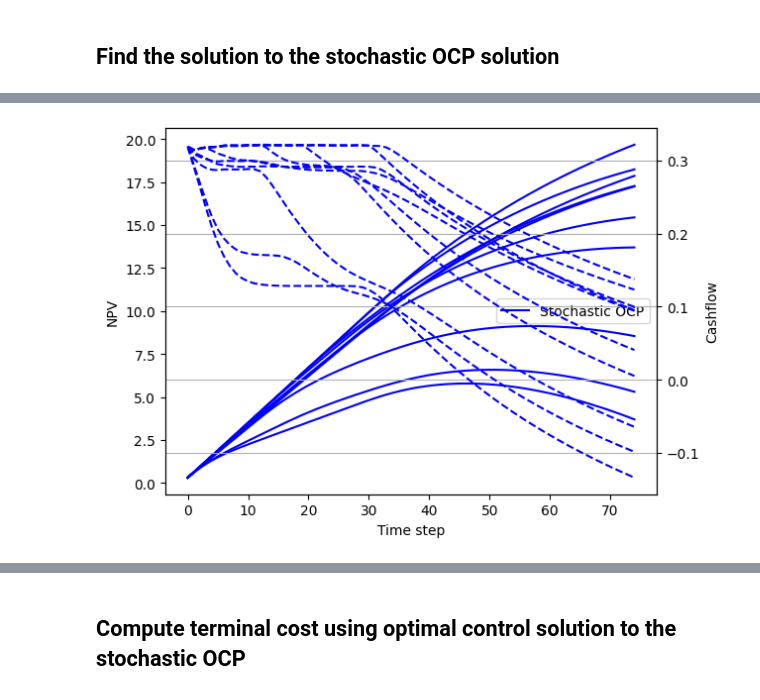
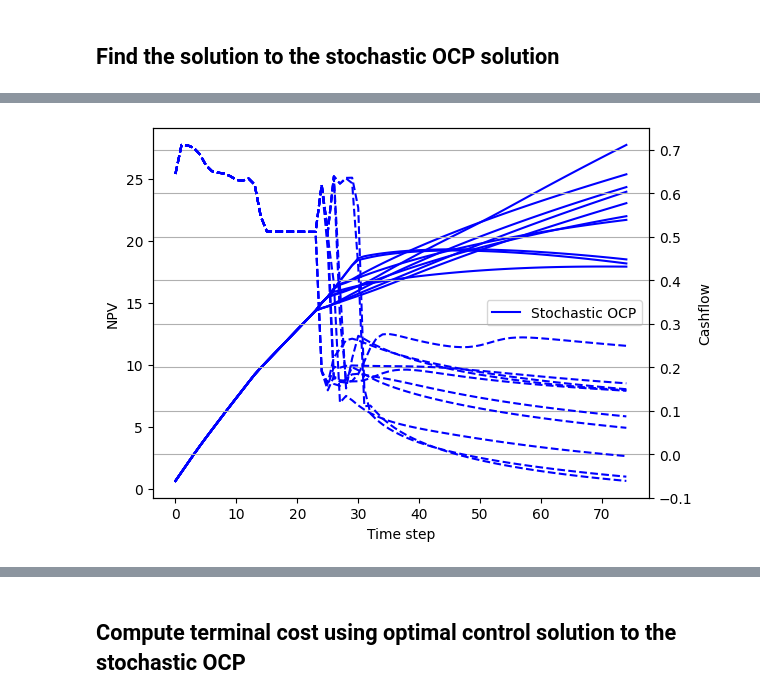
Before and after one commit to iffanh/buckley_leverette, a Jupyter notebook: simulation_smpc_te_se.ipynb, the cells around one changed output, grey strips where cells are left out. Drawn from its saved outputs; the diff is of its cells as text; code cells hidden in the pictures.

```diff
--- a/simulation_smpc_te_se.ipynb
+++ b/simulation_smpc_te_se.ipynb
@@ -9,13 +9,13 @@ import numpy as np
 nx = 25  # number of grid blocks
 Ne = 10 # number of perturbation
 # amean = 5.0
-bmean = 9.0
+bmean = 12.0
 # a_std = amean/3
-b_std = bmean/3
+b_std = bmean/2
 # amin = 3.5
 # amax = 6.5
-bmin = 6
-bmax = 12
+bmin = 6.0
+bmax = 20.0
 
 # aw.shape
 # %%
@@ -196,4 +200,85 @@ ax1.plot(ocp_cashflow, color="blue", linestyle="dashed")
 ax1.set_ylabel("Cashflow")
 
 ax1.grid()
+
+# plot flow rate
+
+from buckley_leverette_te import BuckleyLeverette
+bl = BuckleyLeverette()
+fw_func = bl.fractional_flow
+
+Sw_traj = np.load("./data/socp_Sw_traj.npy")
+qocp = np.load("./data/socp_qocp.npy")
+Nt = qocp.shape[0]
+Ne = 10
+
+qwt = []
+qot = []
+swt = []
+fwt = []
+costt = []
+for t in range(Nt):
+    Sw_flat = Sw_traj[t,:]
+
+    qws = []
+    qos = []
+    sws = []
+    fws = []
+    costs = []
+    for i in range(Ne):
+        Sw = Sw_flat[(i+1)*nx-1]
+        _b = bw[-1,i]
+
+        fw = fw_func(Sw, 100.0, _b)
+        qw = fw*qocp[t]
+        qo = (1-fw)*(qocp[t])
+
+        qws.append(qw.full()[0,0])
+        qos.append(qo.full()[0,0])
+        sws.append(Sw)
+        fws.append(fw)
+
+
+        cost = bl._stage_cost(Sw, qocp[t])*(0.99**(t*0.03))
+
+        costs.append(cost)
+
+    # qws_mean = np.mean(qws)
+    # qos_mean = np.mean(qos)
+
+    qwt.append(qws)
+    qot.append(qos)
+    swt.append(sws)
+    costt.append(costs)
+    fwt.append(fws)
+
+fwt = np.array(fwt)
+swt = np.array(swt)
+costt = np.array(costt)
+
+plt.figure()
+plt.plot(np.mean(qwt, axis=1), label="water rate", color="blue")
+plt.fill_between(range(Nt), np.percentile(qwt, 5, axis=1), np.percentile(qwt, 95, axis=1),  color="blue", alpha=0.1)
+plt.plot(np.mean(qot, axis=1), label="oil rate", color="green")
+plt.fill_between(range(Nt), np.percentile(qot, 5, axis=1), np.percentile(qot, 95, axis=1),  color="green", alpha=0.1)
+# plt.plot(fwt[:,:,0,0])
+# for i in range(Ne):
+#     plt.plot(swt[:,i,0], label=f"{i}-th ensemble")
+plt.grid()
+plt.legend(loc="center right")
+
+
+## Plot sw profile
+
+# Sw_traj = np.load("./data/socp_Sw_traj.npy")
+
+# plt.figure()
+# for t in range(Nt):
+#     if t % 5 == 0 and t < 40:
+#         Sw_flat = Sw_traj[t,:]
+#         Sw2d = Sw_flat.reshape((Ne, nx))
+#         plt.plot(Sw2d.T)
+
+        # Swmean = np.mean(Sw2d, axis=0)
+        # plt.plot(Swmean)
 # %% [output]
@@ -201 +287 @@ ax1.grid()
-[figure, old version]
+[figure, new version]
```
Also changed, not shown: parts of 18 cells of this notebook, 30 other files.
